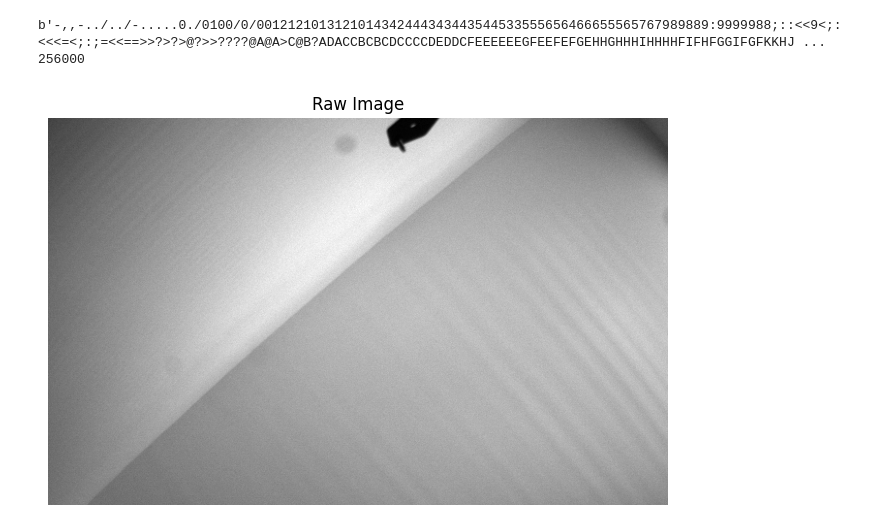
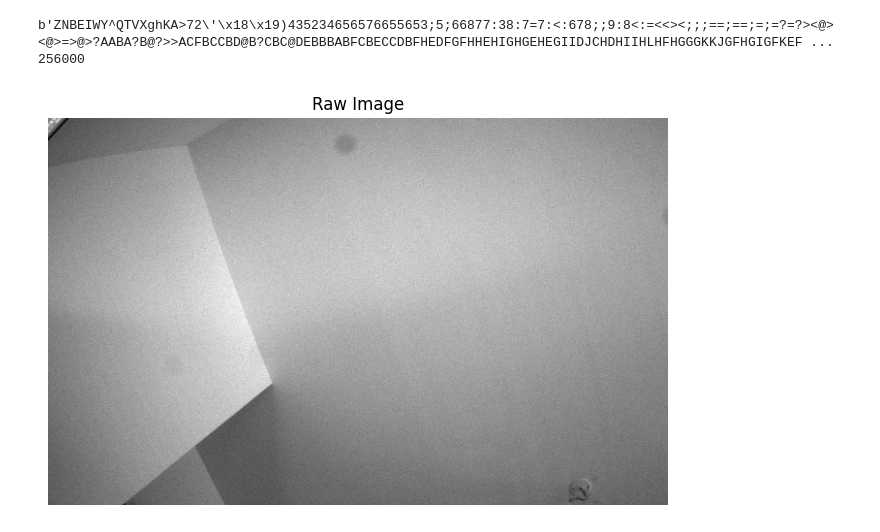
Before and after one commit to raspberrypi/rpicam-apps, a Jupyter notebook: raw_frame.ipynb, the cells around one changed output. Saved outputs shown, nothing was run; the diff lists cells and outputs as text; code cells hidden in the pictures.

```diff
--- a/raw_frame.ipynb
+++ b/raw_frame.ipynb
@@ -1,29 +1,30 @@
 # %%
 from camrepository import Memcached
 import numpy as np
 from PIL import Image
 from matplotlib import pyplot as plt
-ic = Memcached(host="/var/run/memcached/memcached.sock")
+# ic = Memcached(host="/var/run/memcached/memcached.sock")
+ic = Memcached()
 # print(ic.stats())
 
 # Read raw bytes from memcached
-raw_data = ic.get("1720101899734")
+raw_data = ic.get("1720116107405")
 print(raw_data)
 print(len(raw_data))
 
 # Convert bytes to NumPy array
 raw_image = np.frombuffer(raw_data, dtype=np.uint8)
 
 # Reshape raw image data according to dimensions
 raw_image = raw_image.reshape(400, 640)
 
 # Plot the raw image using matplotlib
 plt.figure(figsize=(8, 6))
 plt.imshow(raw_image, cmap='gray')  # Display normalized image with 'gray' colormap
 plt.axis('off')  # Turn off axis numbers/ticks
 plt.title('Raw Image')
 plt.show()
 # %% [output]
-b'-,,-../../-.....0./0100/0/0012121013121014342444343443544533555656466655565767989889:9999988;::<<9<;:<<<=<;:;=<<==>>?>?>@?>>????@A@A>C@B?ADACCBCBCDCCCCDEDDCFEEEEEEGFEEFEFGEHHGHHHIHHHHFIFHFGGIFGFKKHJ ...
+b'ZNBEIWY^QTVXghKA>72\'\x18\x19)435234656576655653;5;66877:38:7=7:<:678;;9:8<:=<<><;;;==;==;=;=?=?><@><@>=>@>?AABA?B@?>>ACFBCCBD@B?CBC@DEBBBABFCBECCDBFHEDFGFHHEHIGHGEHEGIIDJCHDHIIHLHFHGGGKKJGFHGIGFKEF ...
 256000
-[figure, old version]
+[figure, new version]
```
Also changed, not shown: parts of 1 cell of this notebook, 5 other files.
